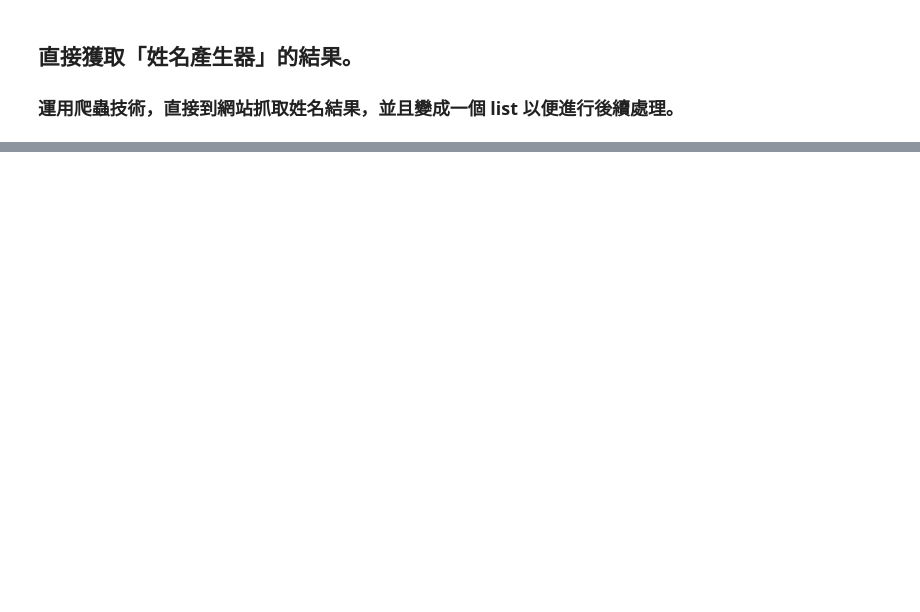
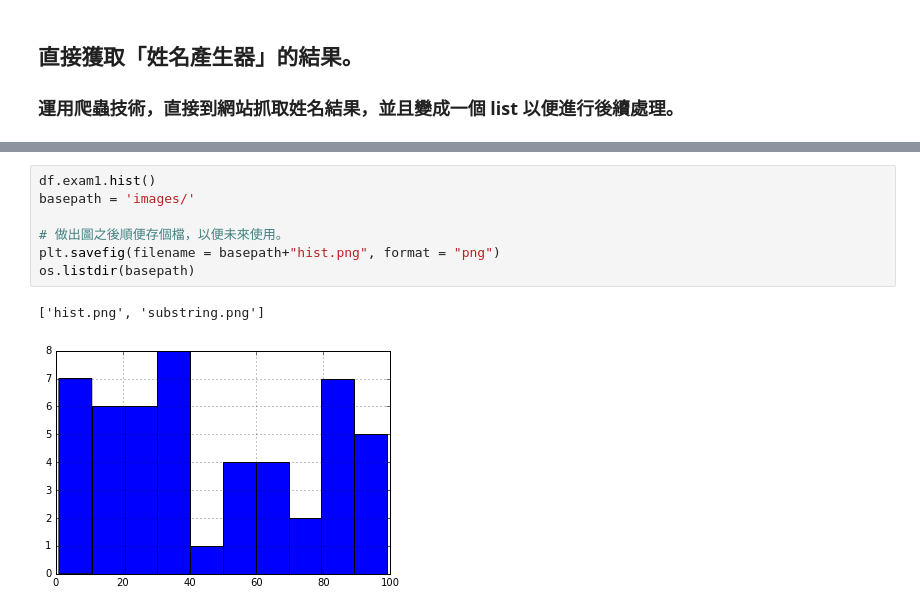
Before and after one commit to jiangsir/20171215_SlideShow, a Jupyter notebook: 6. 資料分析.ipynb, the cells around one changed output, grey strips where cells are left out. Drawn from its saved outputs; the diff is of its cells as text; blank space fills up the shorter version.

```diff
--- a/6. 資料分析.ipynb
+++ b/6. 資料分析.ipynb
@@ -196,0 +340,10 @@ os.listdir(basepath)
+# %%
+df.exam1.hist()
+basepath = 'images/'
+
+# 做出圖之後順便存個檔，以便未來使用。
+plt.savefig(filename = basepath+"hist.png", format = "png")
+os.listdir(basepath)
+# %% [output]
+['hist.png', 'substring.png']
+[figure, added]
```
Also changed, not shown: parts of 23 cells of this notebook, 8 other files.
